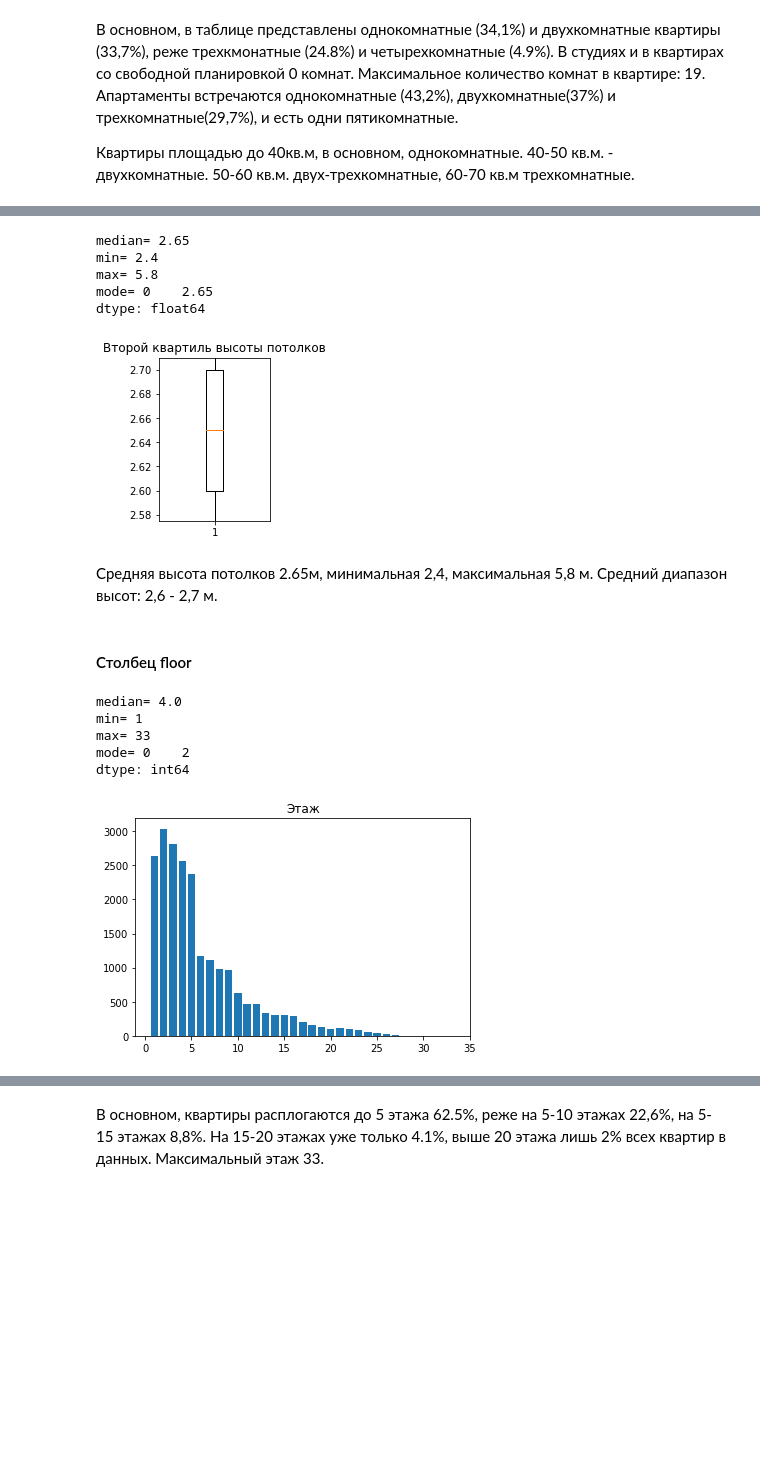
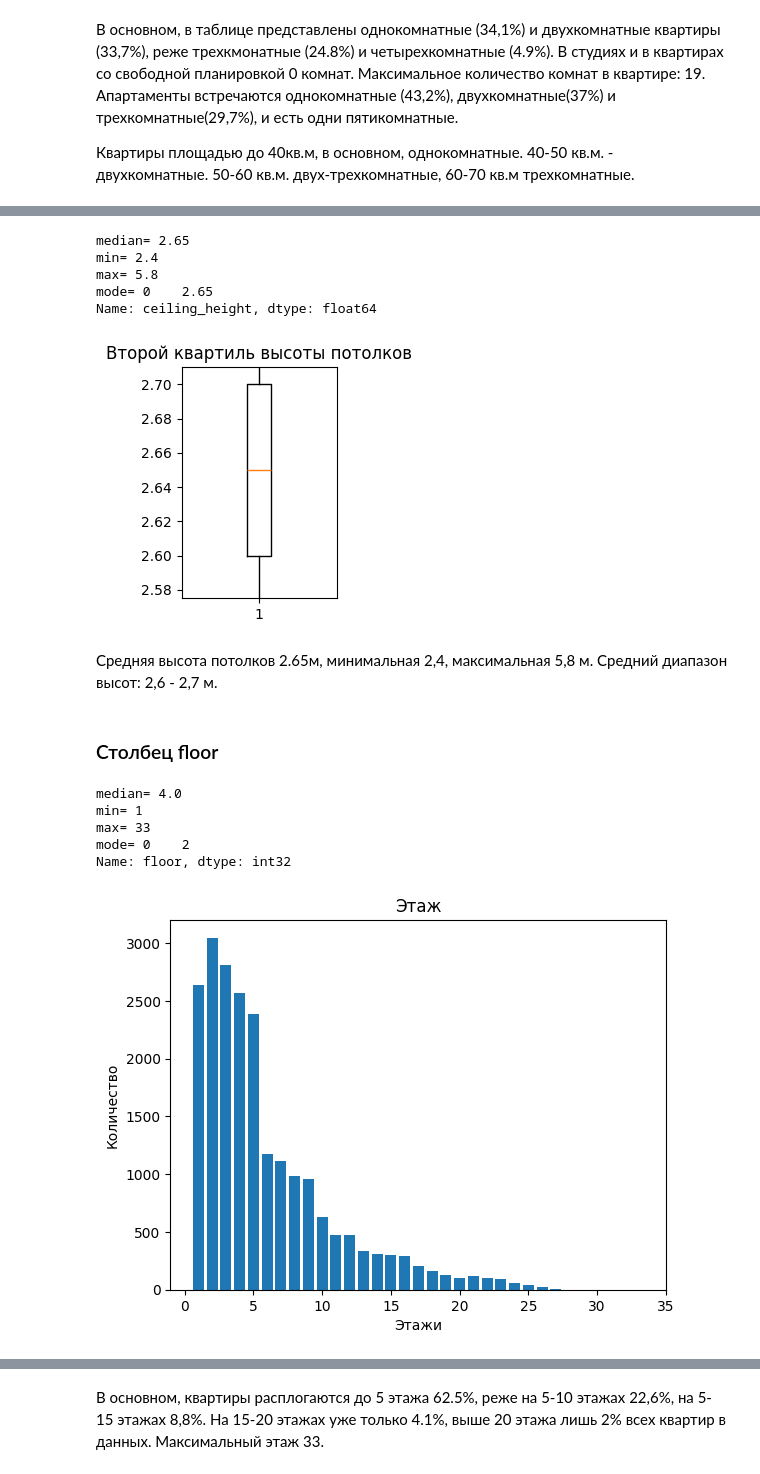
Before and after one commit to ElmiraG/practicum_projects, a Jupyter notebook: 2. research_of_apartment_listings/Исследование объявлений о продаже квартир.ipynb, the cells around one changed output, grey strips where cells are left out. Drawn from its saved outputs; the diff is of its cells as text; code cells hidden in the pictures; blank space fills up the shorter version.

```diff
--- a/2. research_of_apartment_listings/Исследование объявлений о продаже квартир.ipynb
+++ b/2. research_of_apartment_listings/Исследование объявлений о продаже квартир.ipynb
@@ -44,5 +58,6 @@ import datetime as dt
 # %%
-data = pd.read_csv('/datasets/real_estate_data.csv', sep='\t')
+# Загрузка данных
+data = pd.read_csv('https://code.s3.yandex.net/datasets/real_estate_data.csv', sep='\t')
 pd.set_option('display.max_columns', None)
 data.head()
 # %% [output]
@@ -79,0 +90,16 @@ pass
+# %%
+# Гистограммы
+
+fig, axes = plt.subplots((len(data.select_dtypes(include=['number']).columns) + 2) // 3, 3, figsize=(15, 20)) # Создание подграфиков
+axes = axes.flatten()
+# Построение гистограмм для каждого числового столбца
+for i, col in enumerate(data.select_dtypes(include=['number']).columns):
+    data[col].hist(bins=30, ax=axes[i], color='blue', alpha=0.7)
+    axes[i].set_title(col)
+
+# Удаление пустых подграфиков, если они есть
+for j in range(i + 1, len(axes)):
+    fig.delaxes(axes[j])
+
+plt.tight_layout()  # Автоматическая подгонка элементов графика
+plt.show()
@@ -122,10 +161,8 @@ ceiling_height_to4 = data.query('ceiling_height>4')
 # %% [markdown]
 Высота потолков в сталинках обычно до 4 метров. Несмотря на то, что количество строк с вариацией значений высоты потолков до 6 метров мало, оставлю эти значения: гипотетически, такое возможно в старом фонде. Все же самих вариаций достаточно много. Если бы был указан год постройки - было проще понять - являются эти значения истинными или нет. А еще лучше - указана серия дома, если дом был построен в советское время. Оставим также высоты потолков со значениями 25-32 м - выдвину предположение, что высота была ошибочно указана в см, переведу в м. Также оставим значения высоты потолка от 2.4 м, так как значений достаточно много, разница с минимальным по СП 10см - выглядит правдоподобно. Итак, оставляем высоту потолка 2,4-6м
 # %%
-data[data['ceiling_height'] == 25] = data[data['ceiling_height'] == 2.5]
-data[data['ceiling_height'] == 26] = data[data['ceiling_height'] == 2.6]
-data[data['ceiling_height'] == 27] = data[data['ceiling_height'] == 2.7]
-data[data['ceiling_height'] == 27.5] = data[data['ceiling_height'] == 2.75]
-data[data['ceiling_height'] == 32] = data[data['ceiling_height'] == 3.2]
-#sorted(data['ceiling_height'].unique()) #проверка
+# Замена некорректных значений высоты потолка на правильные значения
+data['ceiling_height'] = data['ceiling_height'].replace(
+    {25: 2.5, 26: 2.6, 27: 2.7, 27.5: 2.75, 32: 3.2}
+)
 # %%
@@ -683,7 +1165,7 @@ median= 2.65
 min= 2.4
 max= 5.8
 mode= 0    2.65
-dtype: float64
+Name: ceiling_height, dtype: float64
 # %%
 plt.figure(figsize=(2, 3))
 plt.boxplot(data['ceiling_height'])
@@ -691,11 +1173,11 @@ plt.ylim(2.575, 2.71)
 plt.title('Второй квартиль высоты потолков');
 pass
 # %% [output]
-[figure, old version]
+[figure, new version]
 # %% [markdown]
 Средняя высота потолков 2.65м, минимальная 2,4, максимальная 5,8 м. Средний диапазон высот: 2,6 - 2,7 м.
 # %% [markdown]
-#### Столбец floor
+### Столбец floor
 # %%
 print('median=', data['floor'].median())
 print('min=', data['floor'].min())
@@ -706,13 +1188,16 @@ median= 4.0
 min= 1
 max= 33
 mode= 0    2
-dtype: int64
+Name: floor, dtype: int32
 # %%
 floor = data['floor'].value_counts()
 plt.bar(floor.index, floor);
-plt.title('Этаж');
+plt.title('Этаж')
+plt.xlabel('Этажи')
+plt.ylabel('Количество')
+plt.show()
 # %% [output]
-[figure, old version]
+[figure, new version]
 # %%
 def categorize_floor(floor):
     try:
```
Also changed, not shown: parts of 212 cells of this notebook.
